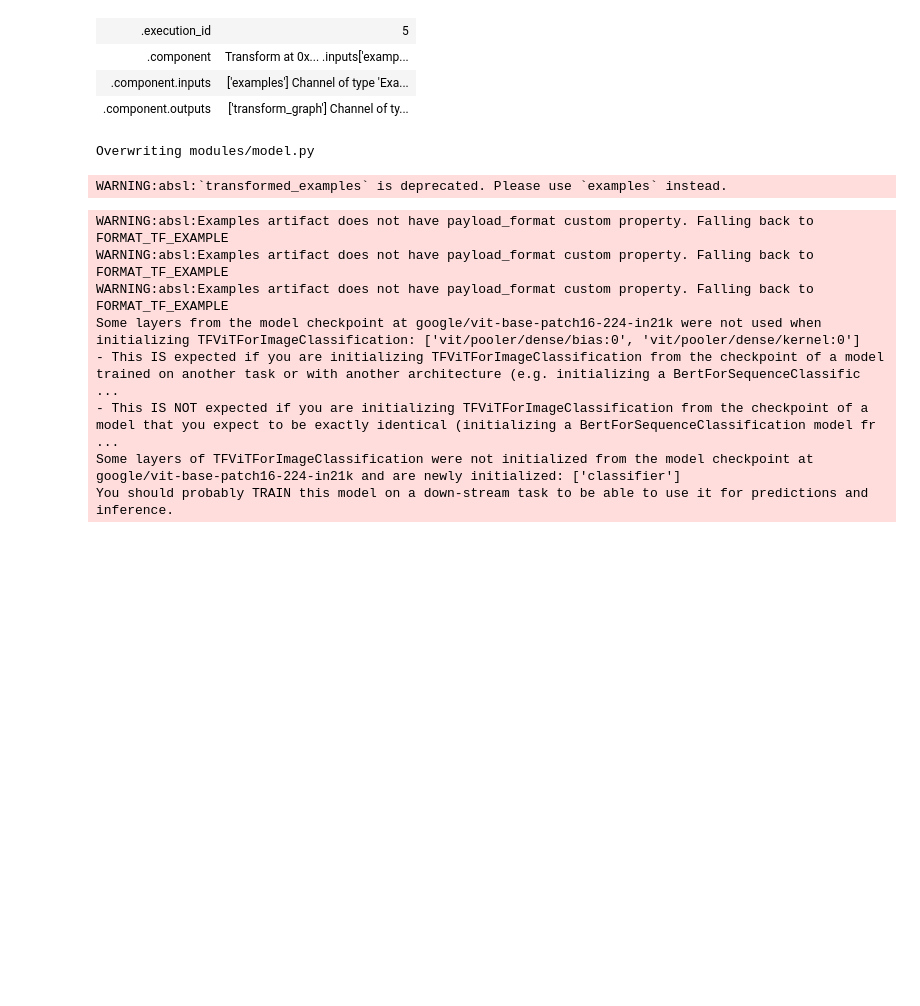
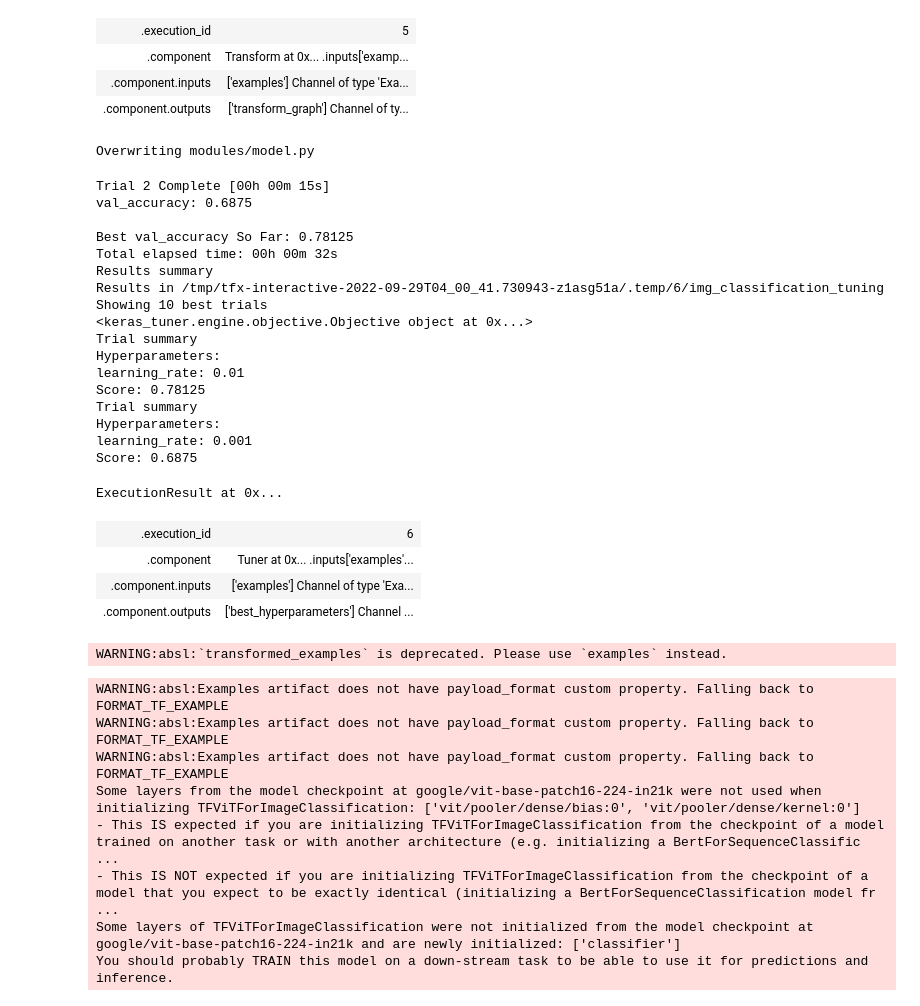
Before and after one commit to deep-diver/TFX-WandB, a Jupyter notebook: notebooks/basic_tfx.ipynb, the cells around one changed output. Cells and saved outputs as stored; diff of their text form; code cells hidden in the pictures; blank space fills up the shorter version.

```diff
--- a/notebooks/basic_tfx.ipynb
+++ b/notebooks/basic_tfx.ipynb
@@ -383,3 +527,28 @@ Overwriting modules/model.py
+# %%
+context.run(tuner)
+# %% [output]
+Trial 2 Complete [00h 00m 15s]
+val_accuracy: 0.6875
+
+Best val_accuracy So Far: 0.78125
+Total elapsed time: 00h 00m 32s
+Results summary
+Results in /tmp/tfx-interactive-2022-09-29T04_00_41.730943-z1asg51a/.temp/6/img_classification_tuning
+Showing 10 best trials
+<keras_tuner.engine.objective.Objective object at 0x...>
+Trial summary
+Hyperparameters:
+learning_rate: 0.01
+Score: 0.78125
+Trial summary
+Hyperparameters:
+learning_rate: 0.001
+Score: 0.6875
+ExecutionResult at 0x...
+| .execution_id | 6 |
+| .component | Tuner at 0x... .inputs['examples'... |
+| .component.inputs | ['examples'] Channel of type 'Exa... |
+| .component.outputs | ['best_hyperparameters'] Channel ... |
 # %%
 trainer = Trainer(
     run_fn=model_fn,
```
Also changed, not shown: parts of 16 cells of this notebook.
